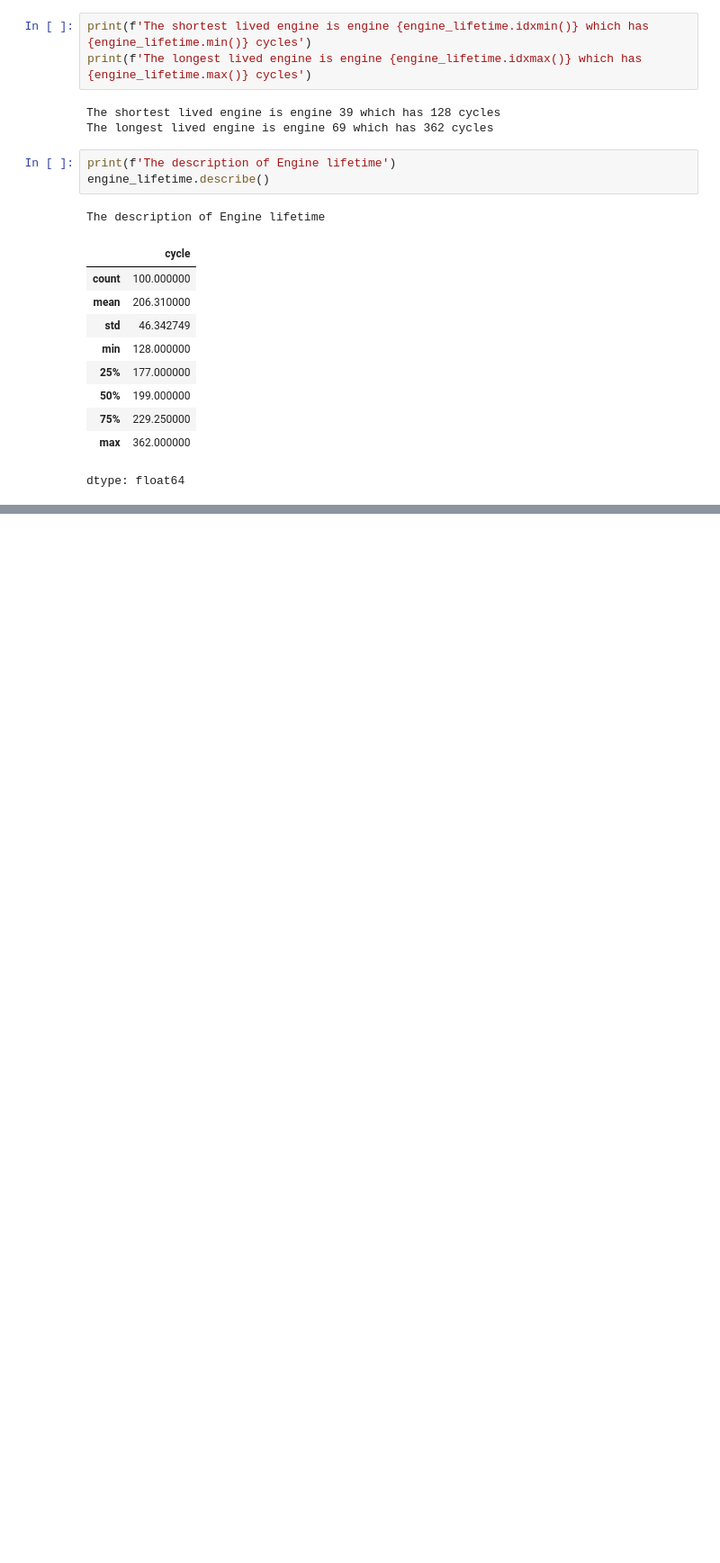
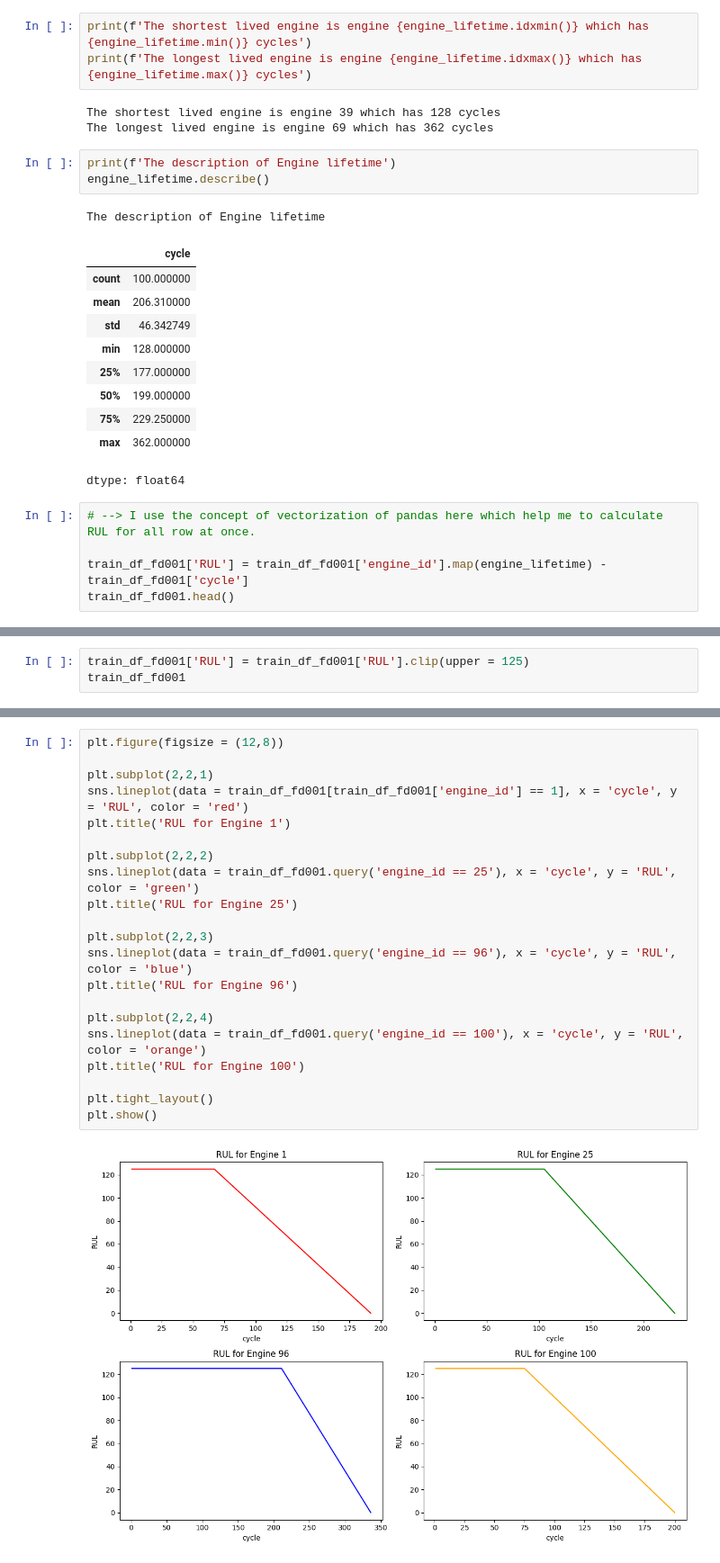
Before and after one commit to rikesh28/predictive_maintenance_engine, a Jupyter notebook: notebooks/01_EDA_domain_analysis.ipynb, the cells around one changed output, grey strips where cells are left out. Shown at 90% size. Saved outputs shown, nothing was run; the diff lists cells and outputs as text; blank space fills up the shorter version.

```diff
--- a/notebooks/01_EDA_domain_analysis.ipynb
+++ b/notebooks/01_EDA_domain_analysis.ipynb
@@ -210,3 +210,8 @@ The description of Engine lifetime
 | 75% | 229.250000 |
 | max | 362.000000 |
 dtype: float64
+# %%
+# --> I use the concept of vectorization of pandas here which help me to calculate RUL for all row at once.
+
+train_df_fd001['RUL'] = train_df_fd001['engine_id'].map(engine_lifetime) - train_df_fd001['cycle']
+train_df_fd001.head()
@@ -212,0 +226,3 @@ dtype: float64
+# %%
+train_df_fd001['RUL'] = train_df_fd001['RUL'].clip(upper = 125)
+train_df_fd001
@@ -212,0 +259,23 @@ dtype: float64
+# %%
+plt.figure(figsize = (12,8))
+
+plt.subplot(2,2,1)
+sns.lineplot(data = train_df_fd001[train_df_fd001['engine_id'] == 1], x = 'cycle', y = 'RUL', color = 'red')
+plt.title('RUL for Engine 1')
+
+plt.subplot(2,2,2)
+sns.lineplot(data = train_df_fd001.query('engine_id == 25'), x = 'cycle', y = 'RUL', color = 'green')
+plt.title('RUL for Engine 25')
+
+plt.subplot(2,2,3)
+sns.lineplot(data = train_df_fd001.query('engine_id == 96'), x = 'cycle', y = 'RUL', color = 'blue')
+plt.title('RUL for Engine 96')
+
+plt.subplot(2,2,4)
+sns.lineplot(data = train_df_fd001.query('engine_id == 100'), x = 'cycle', y = 'RUL', color = 'orange')
+plt.title('RUL for Engine 100')
+
+plt.tight_layout()
+plt.show()
+# %% [output]
+[figure, added]
```
Also changed, not shown: parts of 13 cells of this notebook.
